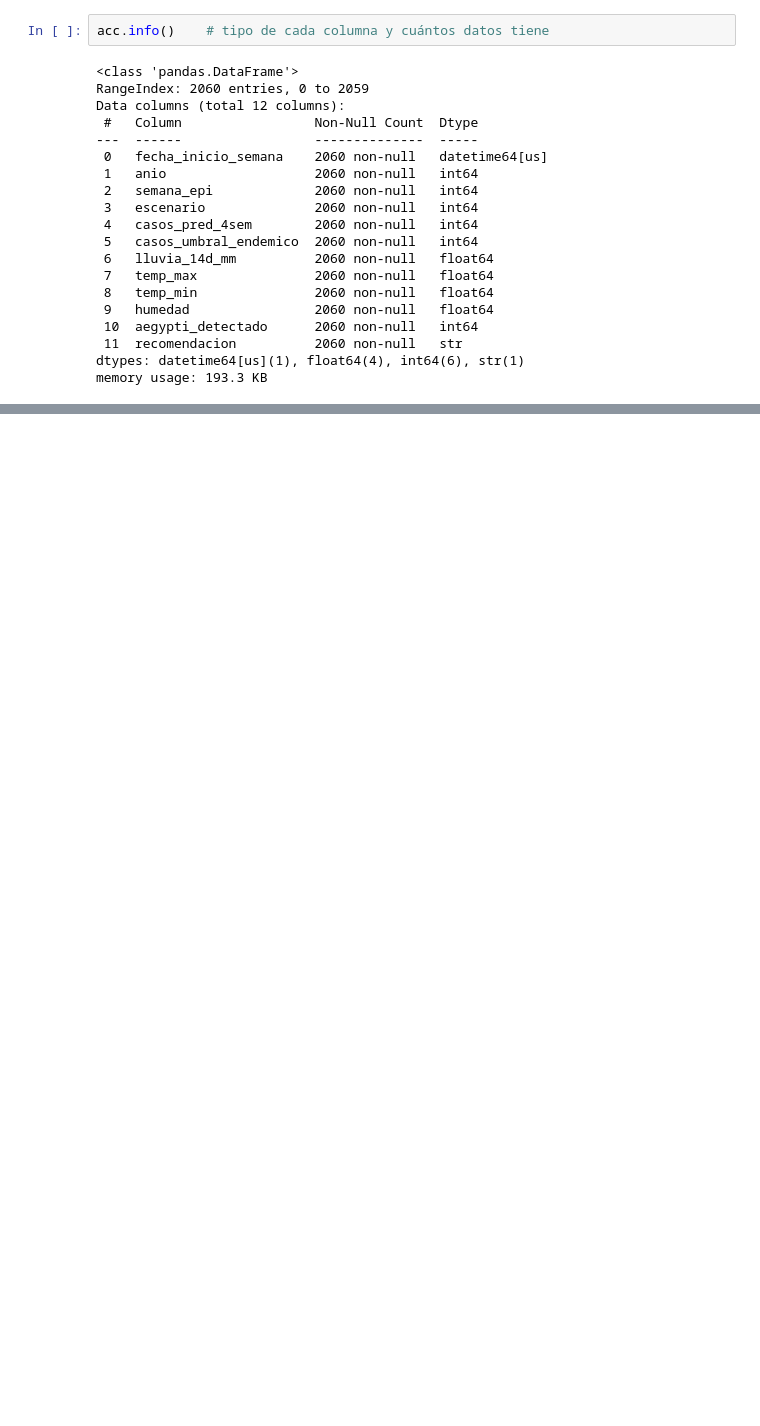
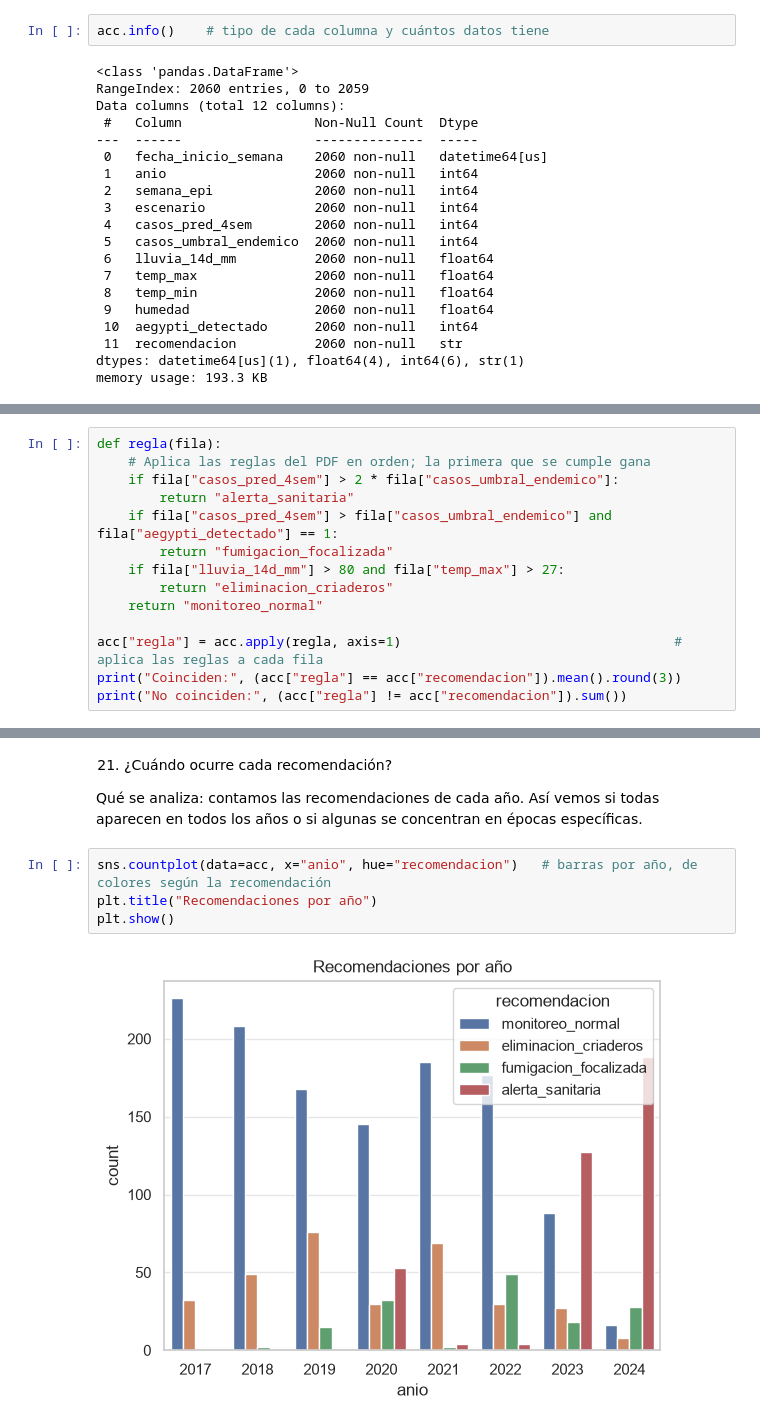
Before and after one commit to jeriel169017-a11y/AI_Redes-neuronales, a Jupyter notebook: notebooks/01_EDA.ipynb, the cells around one changed output, grey strips where cells are left out. Cells and saved outputs as stored; diff of their text form; blank space fills up the shorter version.

```diff
--- a/notebooks/01_EDA.ipynb
+++ b/notebooks/01_EDA.ipynb
@@ -403,0 +529,14 @@ memory usage: 193.3 KB
+# %%
+def regla(fila):
+    # Aplica las reglas del PDF en orden; la primera que se cumple gana
+    if fila["casos_pred_4sem"] > 2 * fila["casos_umbral_endemico"]:
+        return "alerta_sanitaria"
+    if fila["casos_pred_4sem"] > fila["casos_umbral_endemico"] and fila["aegypti_detectado"] == 1:
+        return "fumigacion_focalizada"
+    if fila["lluvia_14d_mm"] > 80 and fila["temp_max"] > 27:
+        return "eliminacion_criaderos"
+    return "monitoreo_normal"
+
+acc["regla"] = acc.apply(regla, axis=1)                                   # aplica las reglas a cada fila
+print("Coinciden:", (acc["regla"] == acc["recomendacion"]).mean().round(3))
+print("No coinciden:", (acc["regla"] != acc["recomendacion"]).sum())
@@ -403,0 +550,10 @@ memory usage: 193.3 KB
+# %% [markdown]
+21. ¿Cuándo ocurre cada recomendación?
+
+Qué se analiza: contamos las recomendaciones de cada año. Así vemos si todas aparecen en todos los años o si algunas se concentran en épocas específicas.
+# %%
+sns.countplot(data=acc, x="anio", hue="recomendacion")   # barras por año, de colores según la recomendación
+plt.title("Recomendaciones por año")
+plt.show()
+# %% [output]
+[figure, added]
```
Also changed, not shown: parts of 69 cells of this notebook, 1 other file.
